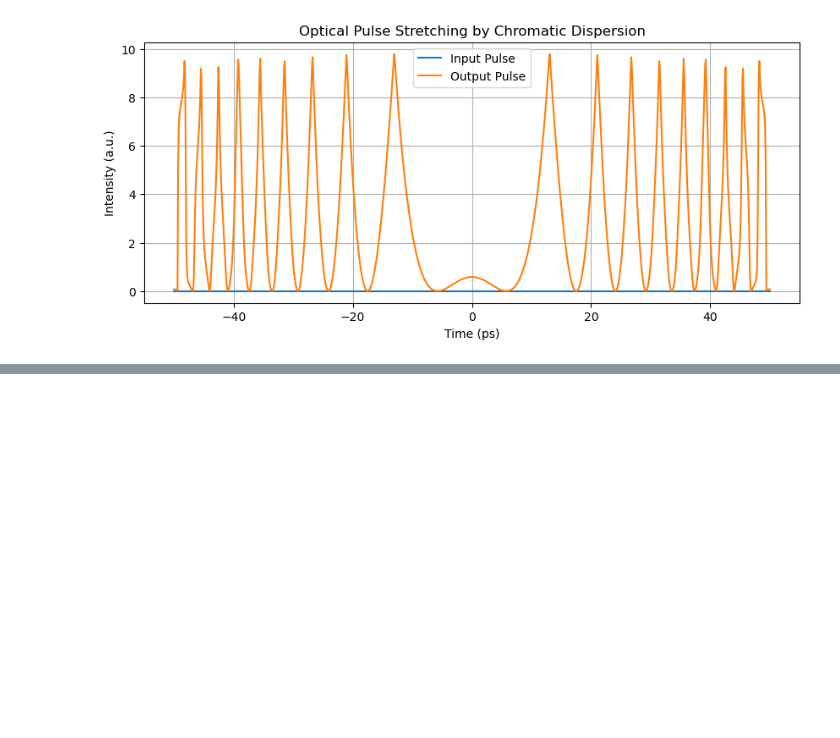
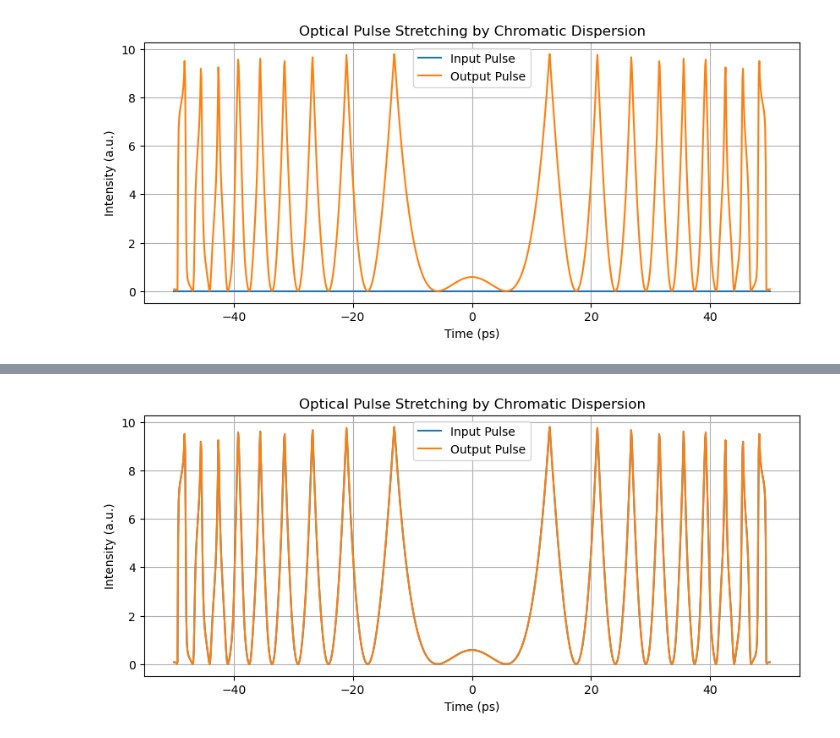
Before and after one commit to tacticstactics/Optical-pulse-broadening, a Jupyter notebook: gaussian-Untitled-1.ipynb, the cells around one changed output, grey strips where cells are left out. Cells and saved outputs as stored; diff of their text form; code cells hidden in the pictures; blank space fills up the shorter version.

```diff
--- a/gaussian-Untitled-1.ipynb
+++ b/gaussian-Untitled-1.ipynb
@@ -80,0 +81,13 @@ plt.show()
+# %%
+# Plotting
+plt.figure(figsize=(10, 4))
+plt.plot(t * 1e12, np.angle(A1) ** 2, label='Input Pulse')
+plt.plot(t * 1e12, np.angle(A2) ** 2, label='Output Pulse')
+plt.xlabel('Time (ps)')
+plt.ylabel('Intensity (a.u.)')
+plt.title('Optical Pulse Stretching by Chromatic Dispersion')
+plt.legend()
+plt.grid()
+plt.show()
+# %% [output]
+[figure, added]
```
Also changed, not shown: parts of 1 cell of this notebook, 2 other files.
